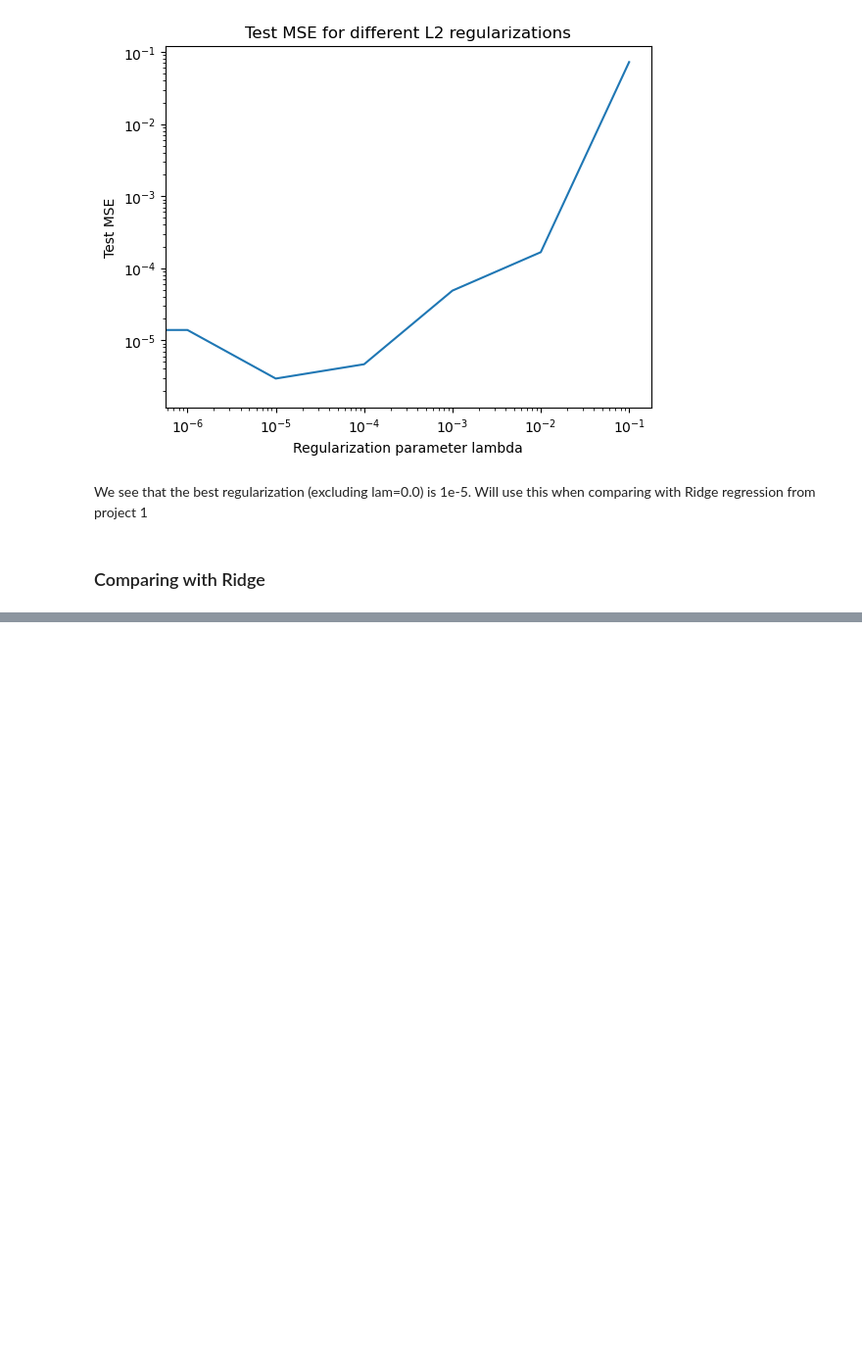
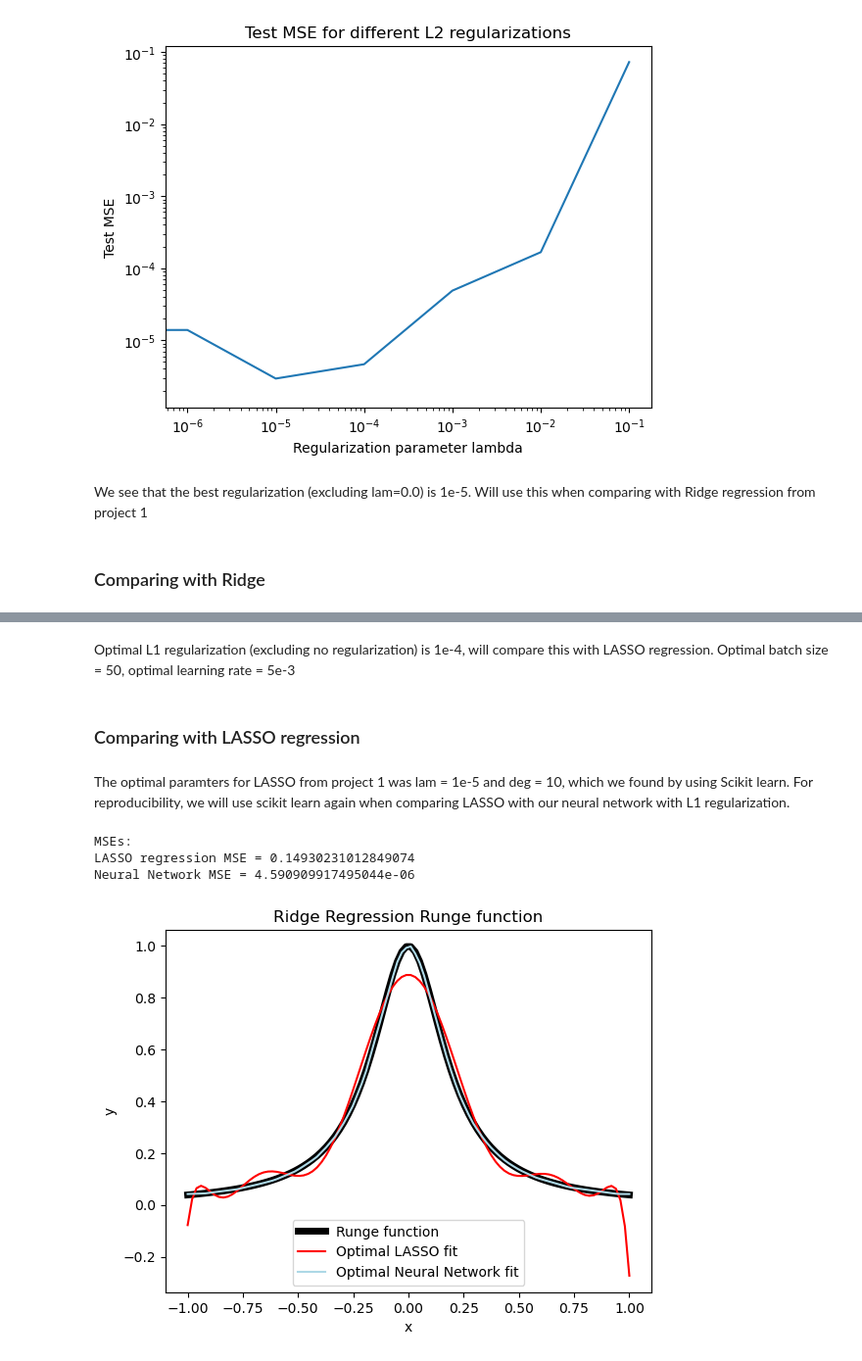
Before and after one commit to egil10/FYSSTK3155, a Jupyter notebook: PROJECT 2/Code/Exe.ipynb, the cells around one changed output, grey strips where cells are left out. Shown at 98% size. Cells and saved outputs as stored; diff of their text form; code cells hidden in the pictures; blank space fills up the shorter version.

```diff
--- a/PROJECT 2/Code/Exe.ipynb
+++ b/PROJECT 2/Code/Exe.ipynb
@@ -180,0 +255,6 @@ Neural Network MSE = 2.936544777016712e-06
+# %% [markdown]
+Optimal L1 regularization (excluding no regularization) is 1e-4, will compare this with LASSO regression. Optimal batch size = 50, optimal learning rate = 5e-3
+# %% [markdown]
+### Comparing with LASSO regression
+# %% [markdown]
+The optimal paramters for LASSO from project 1 was lam = 1e-5 and deg = 10, which we found by using Scikit learn. For reproducibility, we will use scikit learn again when comparing LASSO with our neural network with L1 regularization.
@@ -180,0 +263,68 @@ Neural Network MSE = 2.936544777016712e-06
+# %%
+### Optimal LASSO regression ###
+deg = 10
+lam = 1e-5
+
+X_train = polynomial_features(x_train.ravel(),pol, False)
+X_test = polynomial_features(x_test.ravel(), pol, False)
+X_plot = polynomial_features(x.ravel(), pol, False)
+
+scaler = StandardScaler()
+X_train_s = scaler.fit_transform(X_train)
+X_test_s = scaler.transform(X_test)
+X_plot_s  = scaler.transform(X_plot)
+y_offset = np.mean(y_train)
+
+lasso = Lasso(alpha=lam, fit_intercept=False, max_iter=10000000)
+lasso.fit(X_train_s, y_train)
+beta_sklearn = lasso.coef_
+y_pred_full_LASSO = X_plot_s@beta_sklearn + y_offset
+y_pred_test_LASSO = X_test_s@beta_sklearn + y_offset
+MSE_LASSO = mse(y_pred_test_LASSO, y_test)
+
+### Neural network with optimal parameters ###
+layers = [32, 32, 32, 1]
+activations = [leaky_relu, leaky_relu, leaky_relu, linear]
+activation_ders = [leaky_relu_deriv, leaky_relu_deriv, leaky_relu_deriv, linear_deriv]
+lam = 1e-4
+lr = 5e-3
+epochs = 1000
+batch_size = 50
+nn = NeuralNetwork(network_input_size=1,
+                    layer_output_sizes=layers,
+                    activation_funcs=activations,
+                    activation_ders=activation_ders,
+                    cost_fun=mse,
+                    cost_der=mse_deriv,
+                    seed=seed,
+                    l1_lambda=lam)
+optimizer = Adam(lr=lr)
+history = nn.fit(x_train_s,
+                    y_train,
+                    epochs = epochs,
+                    batch_size=batch_size,
+                    optimizer = optimizer,
+                    log_every=None)
+y_pred_full_nn = nn.predict(x_s)
+y_pred_test_nn = nn.predict(x_test_s)
+MSE_nn = mse(y_pred_test_nn, y_test)
+
+### Printing MSEs ###
+print("MSEs: ")
+print(f"LASSO regression MSE = {MSE_LASSO}")
+print(f"Neural Network MSE = {MSE_nn}")
+
+### Plotting Fits ###
+plt.plot(x, y, color="black", linewidth=5, label="Runge function")
+plt.plot(x, y_pred_full_LASSO, color="red",label="Optimal LASSO fit")
+plt.plot(x, y_pred_full_nn, color="lightblue",label="Optimal Neural Network fit")
+plt.title("Ridge Regression Runge function")
+plt.xlabel("x")
+plt.ylabel("y")
+plt.legend()
+plt.show()
+# %% [output]
+MSEs:
+LASSO regression MSE = 0.14930231012849074
+Neural Network MSE = 4.590909917495044e-06
+[figure, added]
```
Also changed, not shown: parts of 4 cells of this notebook.
